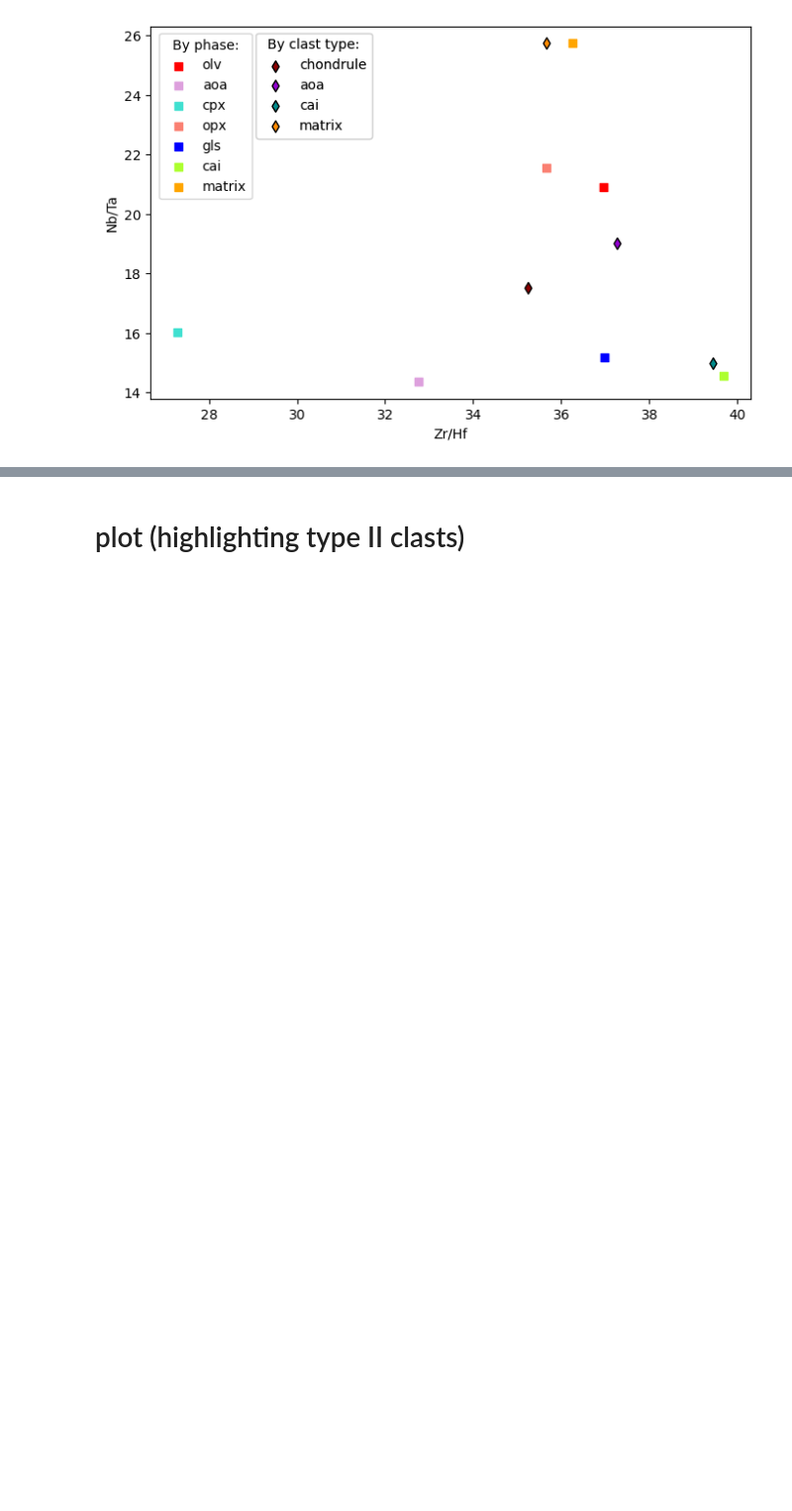
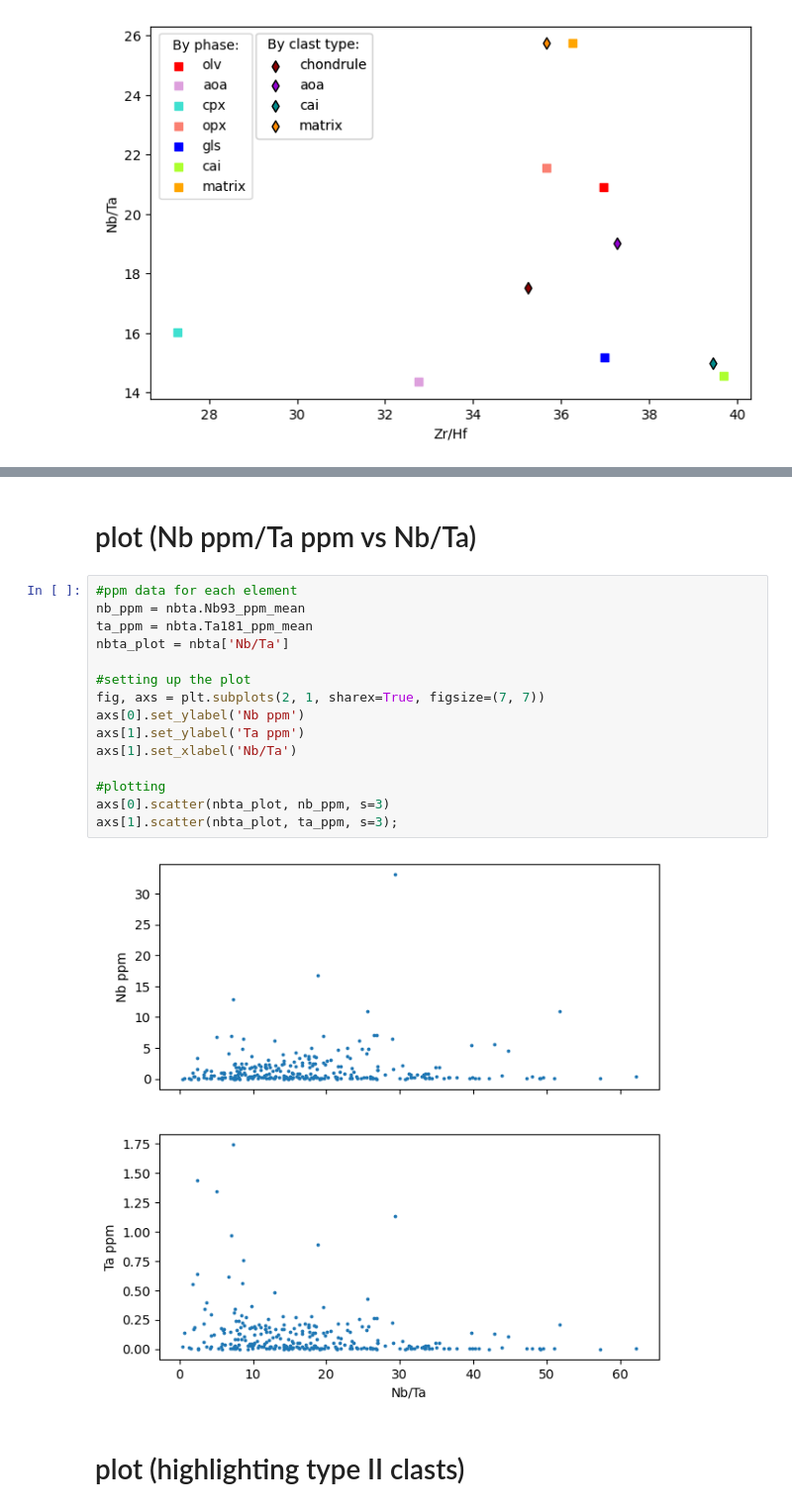
Before and after one commit to JGCAITLIN/HFSE, a Jupyter notebook: prelim_plotting.ipynb, the cells around one changed output, grey strips where cells are left out. Shown at 99% size. Drawn from its saved outputs; the diff is of its cells as text; blank space fills up the shorter version.

```diff
--- a/prelim_plotting.ipynb
+++ b/prelim_plotting.ipynb
@@ -577,3 +637,22 @@ ax.add_artist(legend2);
+# %% [markdown]
+# plot (Nb ppm/Ta ppm vs Nb/Ta)
+# %%
+#ppm data for each element
+nb_ppm = nbta.Nb93_ppm_mean
+ta_ppm = nbta.Ta181_ppm_mean
+nbta_plot = nbta['Nb/Ta']
+
+#setting up the plot
+fig, axs = plt.subplots(2, 1, sharex=True, figsize=(7, 7))
+axs[0].set_ylabel('Nb ppm')
+axs[1].set_ylabel('Ta ppm')
+axs[1].set_xlabel('Nb/Ta')
+
+#plotting
+axs[0].scatter(nbta_plot, nb_ppm, s=3)
+axs[1].scatter(nbta_plot, ta_ppm, s=3);
+# %% [output]
+[figure, added]
 # %% [markdown]
 # plot (highlighting type II clasts)
 # %%
```
Also changed, not shown: parts of 7 cells of this notebook.
